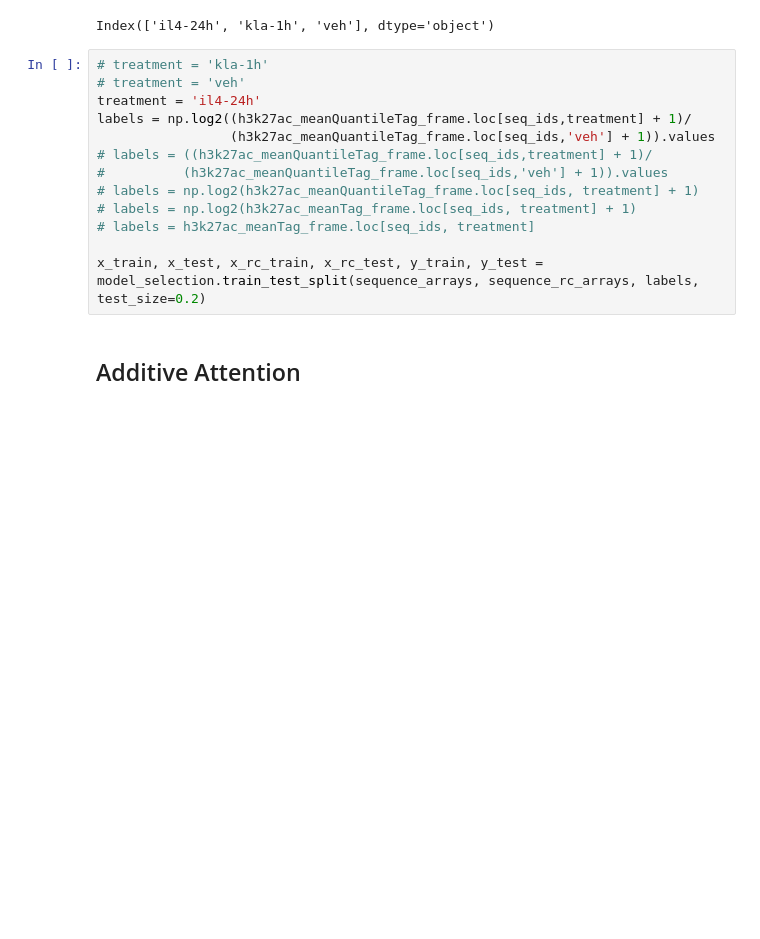
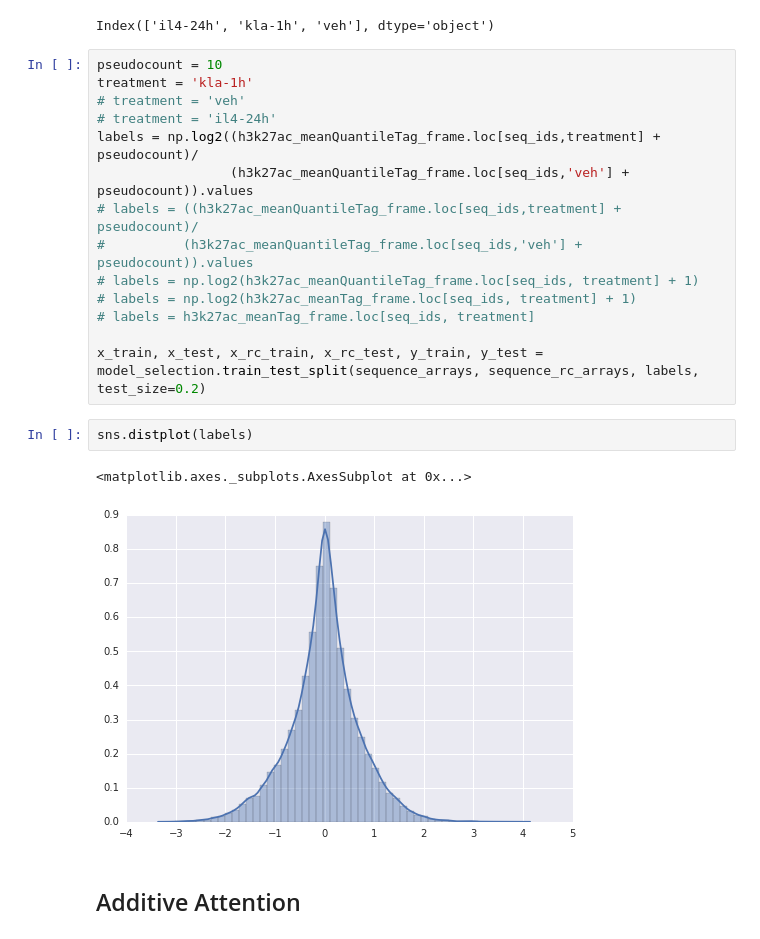
Before and after one commit to jenhantao/genomic_grammar, a Jupyter notebook: Attention Only Regression Analysis.ipynb, the cells around one changed output. Saved outputs shown, nothing was run; the diff lists cells and outputs as text; blank space fills up the shorter version.

```diff
--- a/Attention Only Regression Analysis.ipynb
+++ b/Attention Only Regression Analysis.ipynb
@@ -274,18 +274,24 @@ h3k27ac_meanQuantileTag_frame.columns
 # %% [output]
 Index(['il4-24h', 'kla-1h', 'veh'], dtype='object')
 # %%
-# treatment = 'kla-1h'
+pseudocount = 10
+treatment = 'kla-1h'
 # treatment = 'veh'
-treatment = 'il4-24h'
-labels = np.log2((h3k27ac_meanQuantileTag_frame.loc[seq_ids,treatment] + 1)/
-                 (h3k27ac_meanQuantileTag_frame.loc[seq_ids,'veh'] + 1)).values
-# labels = ((h3k27ac_meanQuantileTag_frame.loc[seq_ids,treatment] + 1)/
-#          (h3k27ac_meanQuantileTag_frame.loc[seq_ids,'veh'] + 1)).values
+# treatment = 'il4-24h'
+labels = np.log2((h3k27ac_meanQuantileTag_frame.loc[seq_ids,treatment] + pseudocount)/
+                 (h3k27ac_meanQuantileTag_frame.loc[seq_ids,'veh'] + pseudocount)).values
+# labels = ((h3k27ac_meanQuantileTag_frame.loc[seq_ids,treatment] + pseudocount)/
+#          (h3k27ac_meanQuantileTag_frame.loc[seq_ids,'veh'] + pseudocount)).values
 # labels = np.log2(h3k27ac_meanQuantileTag_frame.loc[seq_ids, treatment] + 1)
 # labels = np.log2(h3k27ac_meanTag_frame.loc[seq_ids, treatment] + 1)
 # labels = h3k27ac_meanTag_frame.loc[seq_ids, treatment]
 
 x_train, x_test, x_rc_train, x_rc_test, y_train, y_test = model_selection.train_test_split(sequence_arrays, sequence_rc_arrays, labels, test_size=0.2)
+# %%
+sns.distplot(labels)
+# %% [output]
+<matplotlib.axes._subplots.AxesSubplot at 0x...>
+[figure, added]
 # %% [markdown]
 ## Additive Attention
 # %%
```
Also changed, not shown: parts of 14 cells of this notebook.
